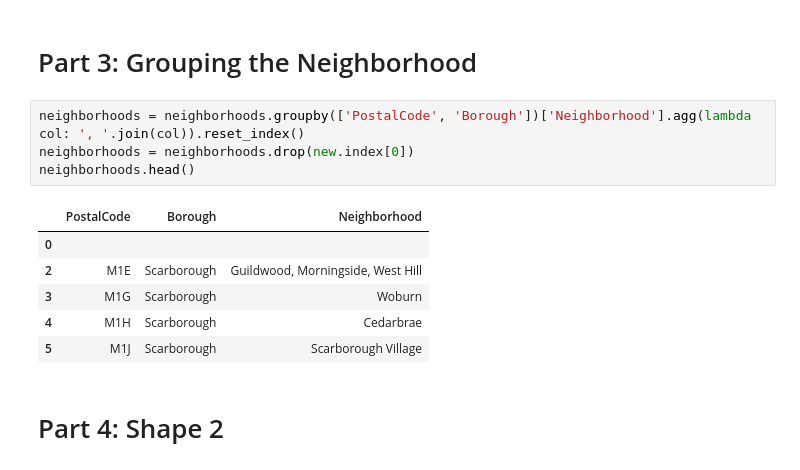
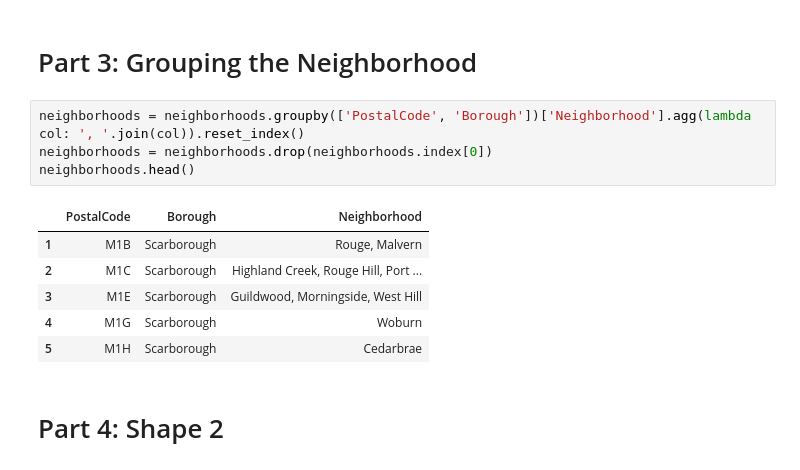
Before and after one commit to dfds0/Coursera_IBM_Project-Capstone, a Jupyter notebook: Coursera_Capstone.ipynb, the cells around one changed output. Cells and saved outputs as stored; diff of their text form.

```diff
--- a/Coursera_Capstone.ipynb
+++ b/Coursera_Capstone.ipynb
@@ -73,15 +73,15 @@ neighborhoods.shape
 # Part 3: Grouping the Neighborhood
 # %%
 neighborhoods = neighborhoods.groupby(['PostalCode', 'Borough'])['Neighborhood'].agg(lambda col: ', '.join(col)).reset_index()
-neighborhoods = neighborhoods.drop(new.index[0])
+neighborhoods = neighborhoods.drop(neighborhoods.index[0])
 neighborhoods.head()
 # %% [output]
 |  | PostalCode | Borough | Neighborhood |
-| 0 |  |  |  |
-| 2 | M1E | Scarborough | Guildwood, Morningside, West Hill |
-| 3 | M1G | Scarborough | Woburn |
-| 4 | M1H | Scarborough | Cedarbrae |
-| 5 | M1J | Scarborough | Scarborough Village |
+| 1 | M1B | Scarborough | Rouge, Malvern |
+| 2 | M1C | Scarborough | Highland Creek, Rouge Hill, Port ... |
+| 3 | M1E | Scarborough | Guildwood, Morningside, West Hill |
+| 4 | M1G | Scarborough | Woburn |
+| 5 | M1H | Scarborough | Cedarbrae |
 # %% [markdown]
 # Part 4: Shape 2
 # %%
```
Also changed, not shown: parts of 6 cells of this notebook.
